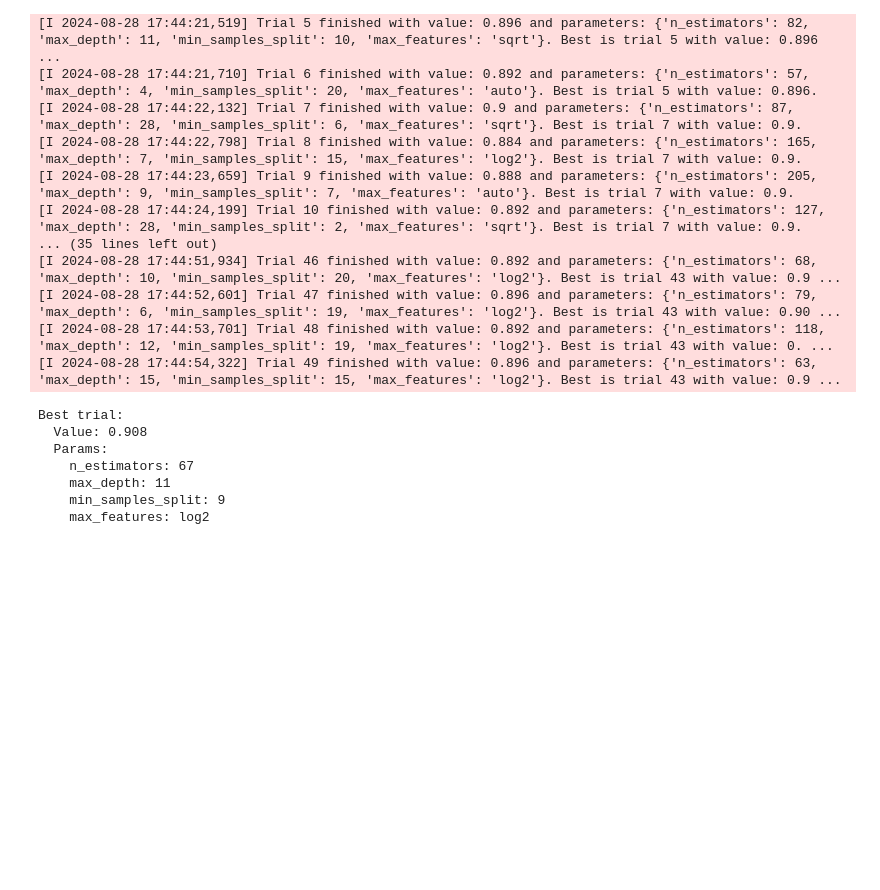
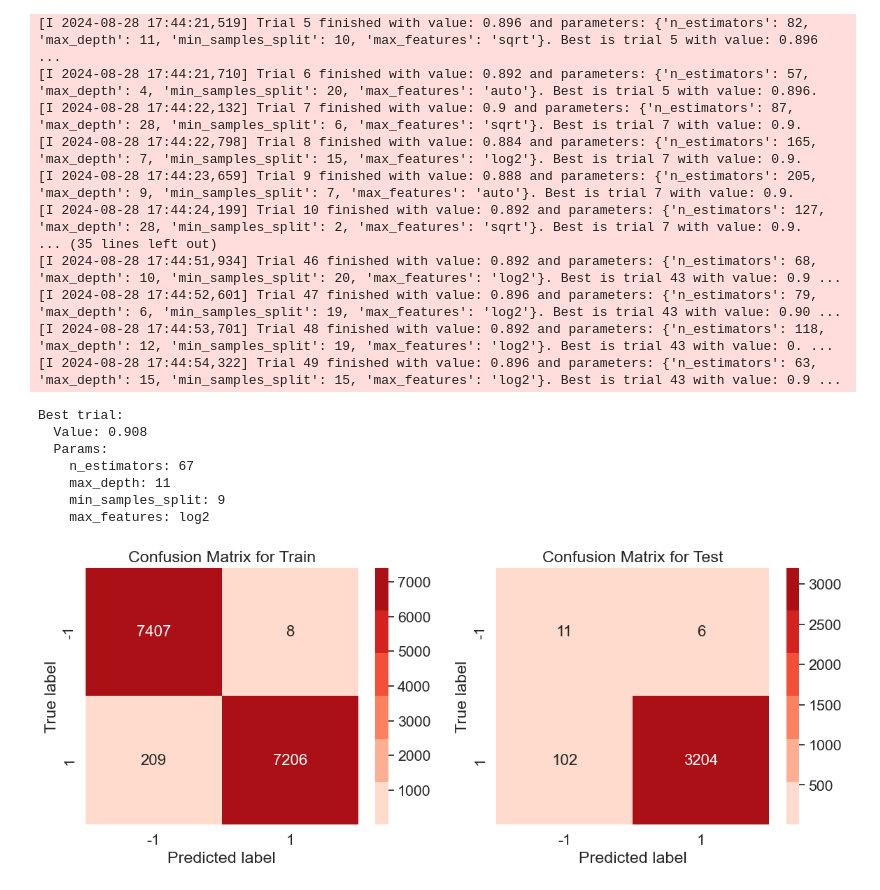
Before and after one commit to malayaan/code1, a Jupyter notebook: 3.Ipynb, the cells around one changed output. Saved outputs shown, nothing was run; the diff lists cells and outputs as text; code cells hidden in the pictures; blank space fills up the shorter version.

```diff
--- a/3.Ipynb
+++ b/3.Ipynb
@@ -287,3 +287,45 @@ En conclusion, l'utilisation de l'Isolation Forest dans ce contexte non supervis
 ---
 
 Ce paragraphe est conçu pour s'intégrer dans un rapport de stage, offrant une explication claire et concise des résultats statistiques tout en soulignant leur pertinence pour le projet de détection d'incidents de qualité des données.
+# %%
+import matplotlib.pyplot as plt
+import seaborn as sns
+
+# Valeurs spécifiques pour la matrice de confusion du train
+cm_train = [
+    [7407, 8],   # True Negatives, False Positives
+    [209, 7206]  # False Negatives, True Positives
+]
+
+# Valeurs spécifiques pour la matrice de confusion du test
+cm_test = [
+    [11, 6],   # True Negatives, False Positives
+    [102, 3204]  # False Negatives, True Positives
+]
+
+fig, ax = plt.subplots(1, 2, figsize=(12, 5))
+
+# Configuration pour afficher les matrices de confusion
+sns.set(font_scale=1.4)  # for label size
+cmap = sns.color_palette("Reds")
+
+# Affichage de la matrice de confusion pour le train
+sns.heatmap(cm_train, annot=True, fmt="d", cmap=cmap, ax=ax[0], annot_kws={"size": 16})
+ax[0].set_title('Confusion Matrix for Train')
+ax[0].set_xlabel('Predicted label')
+ax[0].set_ylabel('True label')
+ax[0].set_xticklabels(['-1', '1'])
+ax[0].set_yticklabels(['-1', '1'])
+
+# Affichage de la matrice de confusion pour le test
+sns.heatmap(cm_test, annot=True, fmt="d", cmap=cmap, ax=ax[1], annot_kws={"size": 16})
+ax[1].set_title('Confusion Matrix for Test')
+ax[1].set_xlabel('Predicted label')
+ax[1].set_ylabel('True label')
+ax[1].set_xticklabels(['-1', '1'])
+ax[1].set_yticklabels(['-1', '1'])
+
+plt.tight_layout()
+plt.show()
+# %% [output]
+[figure, added]
```
Also changed, not shown: parts of 2 cells of this notebook.
